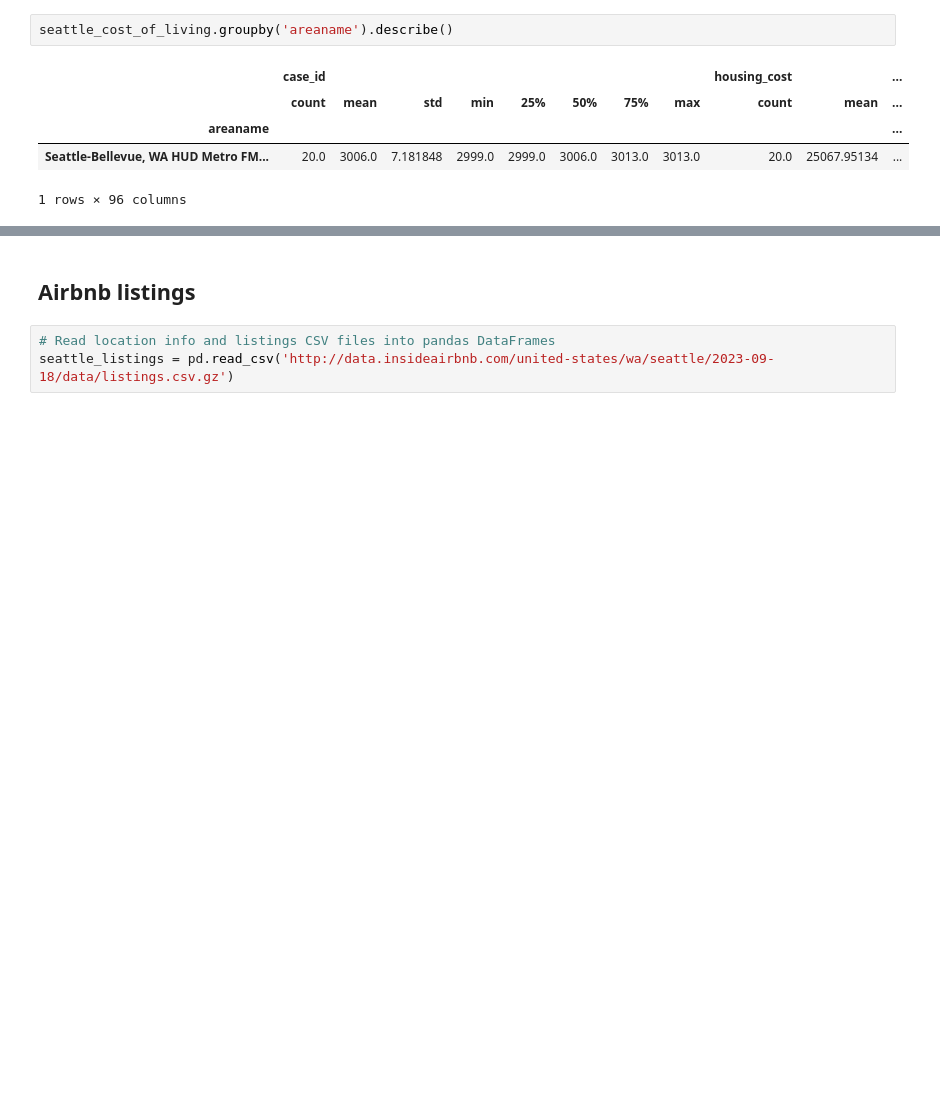
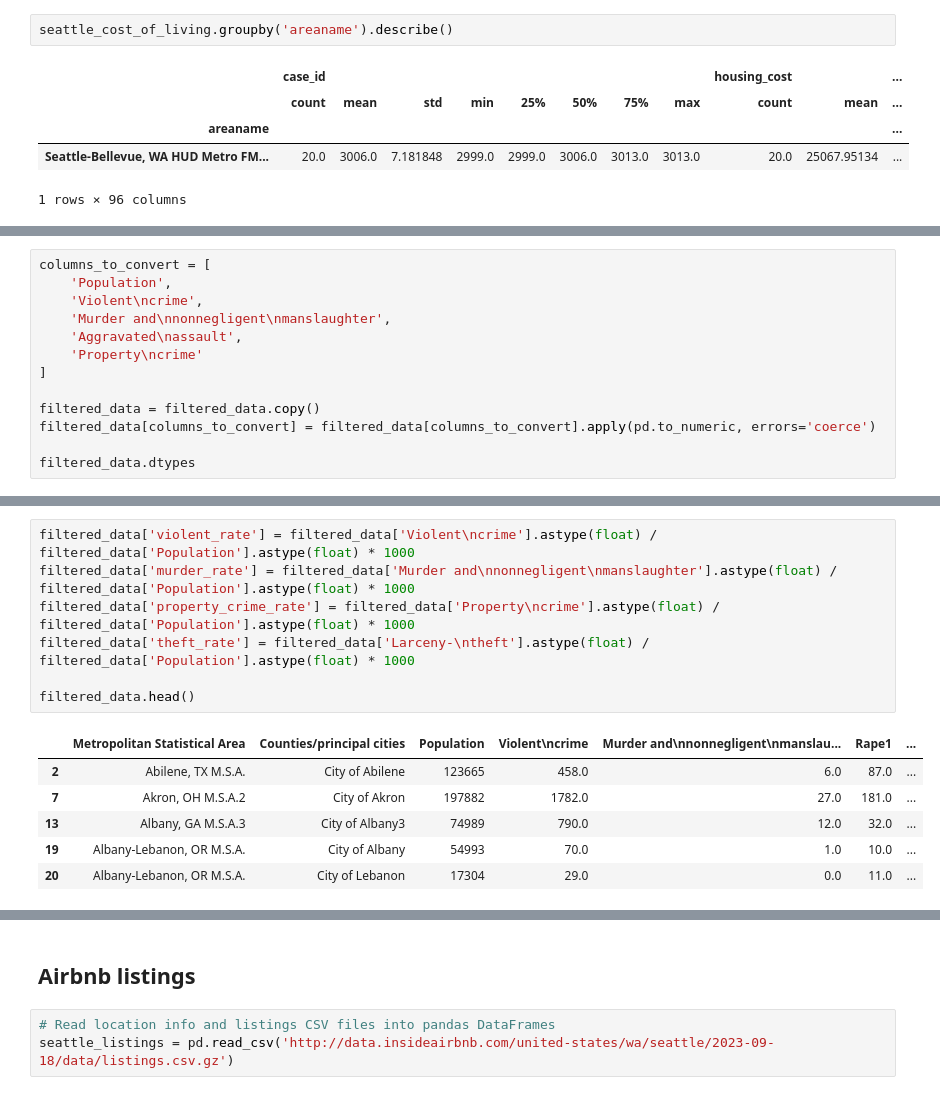
Before and after one commit to kflemming30/6505-Project, a Jupyter notebook: airbnb_data_exploration.ipynb, the cells around one changed output, grey strips where cells are left out. Cells and saved outputs as stored; diff of their text form; blank space fills up the shorter version.

```diff
--- a/airbnb_data_exploration.ipynb
+++ b/airbnb_data_exploration.ipynb
@@ -205,0 +310,13 @@ seattle_cost_of_living.groupby('areaname').describe()
+# %%
+columns_to_convert = [
+    'Population',
+    'Violent\ncrime',
+    'Murder and\nnonnegligent\nmanslaughter',
+    'Aggravated\nassault',
+    'Property\ncrime'
+]
+
+filtered_data = filtered_data.copy()
+filtered_data[columns_to_convert] = filtered_data[columns_to_convert].apply(pd.to_numeric, errors='coerce')
+
+filtered_data.dtypes
@@ -205,0 +337,14 @@ seattle_cost_of_living.groupby('areaname').describe()
+# %%
+filtered_data['violent_rate'] = filtered_data['Violent\ncrime'].astype(float) / filtered_data['Population'].astype(float) * 1000
+filtered_data['murder_rate'] = filtered_data['Murder and\nnonnegligent\nmanslaughter'].astype(float) / filtered_data['Population'].astype(float) * 1000
+filtered_data['property_crime_rate'] = filtered_data['Property\ncrime'].astype(float) / filtered_data['Population'].astype(float) * 1000
+filtered_data['theft_rate'] = filtered_data['Larceny-\ntheft'].astype(float) / filtered_data['Population'].astype(float) * 1000
+
+filtered_data.head()
+# %% [output]
+|  | Metropolitan Statistical Area | Counties/principal cities | Population | Violent\ncrime | Murder and\nnonnegligent\nmanslau... | Rape1 | ... |
+| 2 | Abilene, TX M.S.A. | City of Abilene | 123665 | 458.0 | 6.0 | 87.0 | ... |
+| 7 | Akron, OH M.S.A.2 | City of Akron | 197882 | 1782.0 | 27.0 | 181.0 | ... |
+| 13 | Albany, GA M.S.A.3 | City of Albany3 | 74989 | 790.0 | 12.0 | 32.0 | ... |
+| 19 | Albany-Lebanon, OR M.S.A. | City of Albany | 54993 | 70.0 | 1.0 | 10.0 | ... |
+| 20 | Albany-Lebanon, OR M.S.A. | City of Lebanon | 17304 | 29.0 | 0.0 | 11.0 | ... |
```
Also changed, not shown: parts of 12 cells of this notebook.
